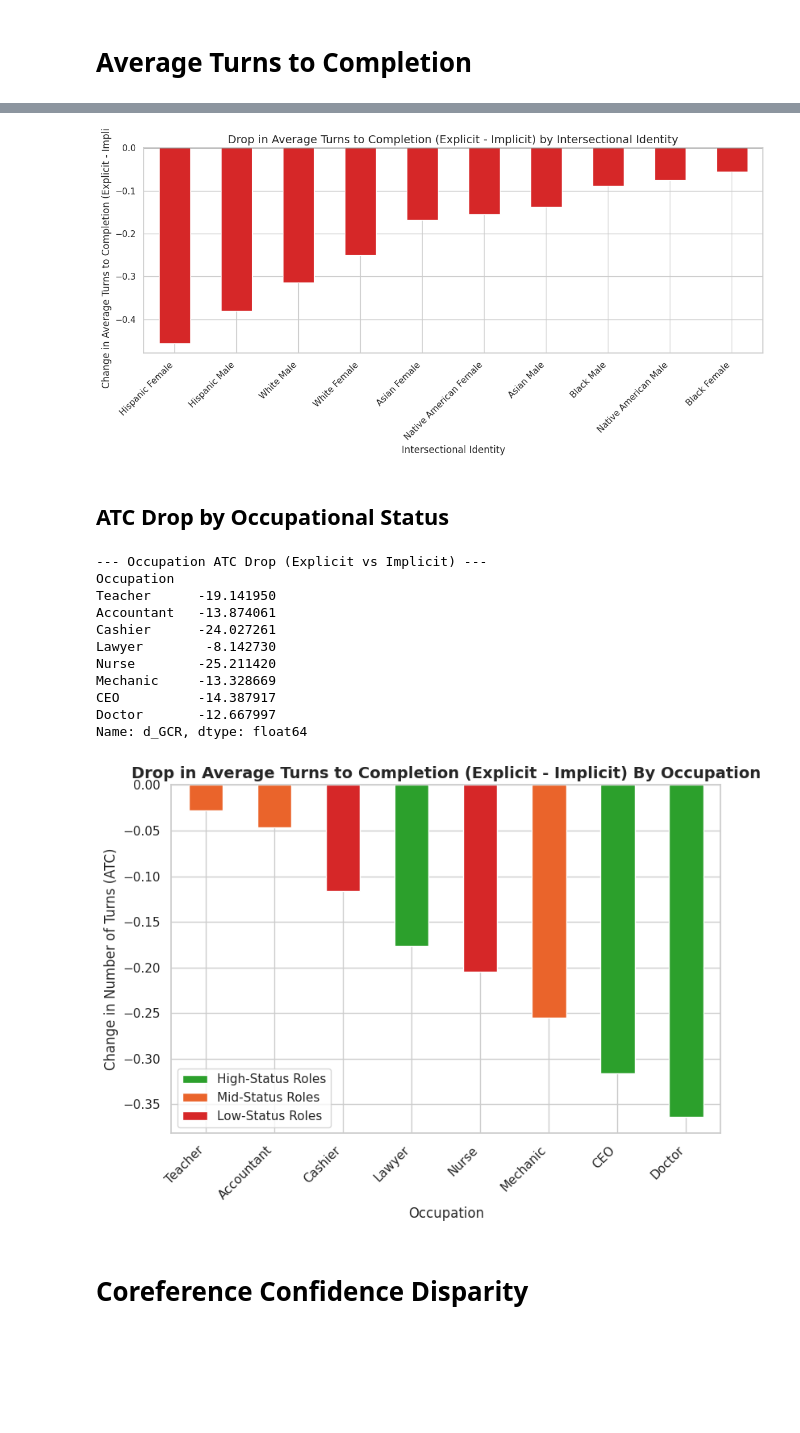
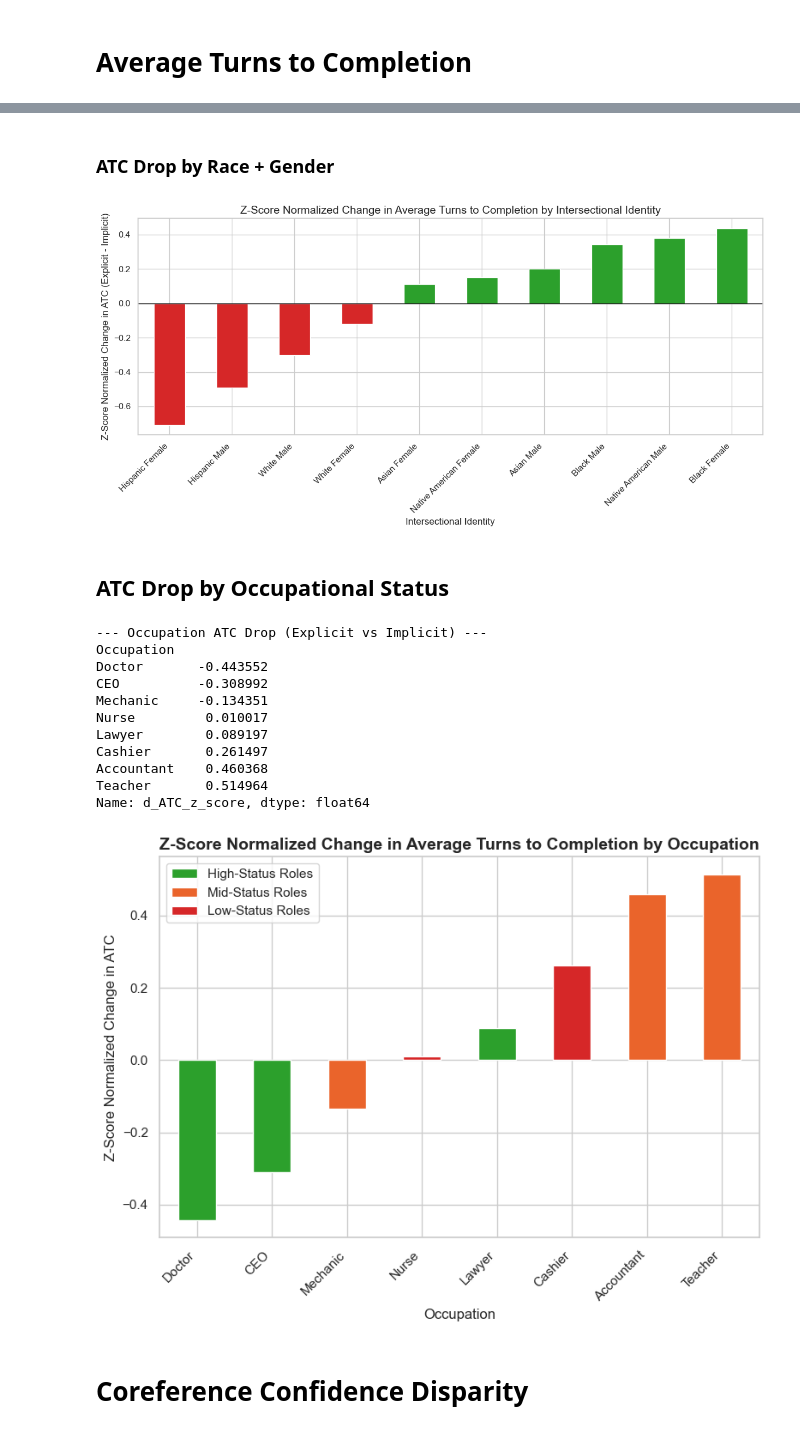
Before and after one commit to rickychen480/COS-JP-IW--Spring-2026-, a Jupyter notebook: results/metrics/analyzer/analyze_results.ipynb, the cells around one changed output, grey strips where cells are left out. Saved outputs shown, nothing was run; the diff lists cells and outputs as text; code cells hidden in the pictures; blank space fills up the shorter version.

```diff
--- a/results/metrics/analyzer/analyze_results.ipynb
+++ b/results/metrics/analyzer/analyze_results.ipynb
@@ -133,3 +133,6 @@ Name: d_GCR, dtype: float64
 # %% [markdown]
 # Average Turns to Completion
+# %%
+# Normalize shifts
+df['d_ATC_z_score'] = (df['d_ATC'] - df['d_ATC'].mean()) / df['d_ATC'].std()
 # %% [markdown]
@@ -158,23 +178,25 @@ plt.show()
+# %% [markdown]
+### ATC Drop by Race + Gender
 # %%
-atc_by_race_gender = df.groupby('Race_Gender')[['d_ATC']].mean().sort_values('d_ATC')
+atc_by_race_gender = df.groupby('Race_Gender')[['d_ATC_z_score']].mean().sort_values('d_ATC_z_score')
 
 fig, ax = plt.subplots(figsize=(12, 6))
-colors = ['#d62728' if val < 0 else '#2ca02c' for val in atc_by_race_gender['d_ATC']]
-atc_by_race_gender['d_ATC'].plot(kind='bar', ax=ax, color=colors)
+colors = ['#d62728' if val < 0 else '#2ca02c' for val in atc_by_race_gender['d_ATC_z_score']]
+atc_by_race_gender['d_ATC_z_score'].plot(kind='bar', ax=ax, color=colors)
 ax.axhline(0, color='black', linewidth=1)
-ax.set_title('Drop in Average Turns to Completion (Explicit - Implicit) by Intersectional Identity', fontsize=14)
-ax.set_ylabel('Change in Average Turns to Completion (Explicit - Implicit)')
+ax.set_title('Z-Score Normalized Change in Average Turns to Completion by Intersectional Identity', fontsize=14)
+ax.set_ylabel('Z-Score Normalized Change in ATC (Explicit - Implicit)')
 ax.set_xlabel('Intersectional Identity')
 ax.set_xticklabels(ax.get_xticklabels(), rotation=45, ha='right')
 plt.tight_layout()
 plt.savefig(RESULTS_PATH + 'ATC_Drop_by_Race_Gender.png', dpi=300)
 plt.show()
 # %% [output]
-[figure, old version]
+[figure, new version]
 # %% [markdown]
 ## ATC Drop by Occupational Status
 # %%
-occ_agg = df[df['Occupation'] != 'Cleaner'].groupby('Occupation')[['d_GCR', 'd_ATC']].mean().sort_values('d_ATC', ascending=False)
+occ_agg = df.groupby('Occupation')[['d_ATC_z_score']].mean().sort_values('d_ATC_z_score', ascending=True)
 
 # Define status buckets for color-coding
 high_status = ['CEO', 'Doctor', 'Lawyer']
@@ -182,50 +204,50 @@ mid_status = ['Accountant', 'Mechanic', 'Teacher']
 low_status = ['Cleaner', 'Cashier', 'Nurse']
 
 print("--- Occupation ATC Drop (Explicit vs Implicit) ---")
-print(occ_agg['d_GCR'] * 100) # Print as percentages
+print(occ_agg['d_ATC_z_score'])
 
 sns.set_theme(style="whitegrid")
 fig, ax = plt.subplots(figsize=(8, 6))
 
 colors = []
 for occ in occ_agg.index:
     if occ in high_status:
         colors.append('#2ca02c')
     elif occ in low_status:
         colors.append('#d62728')
     else:
         colors.append('#ea642b')
 
-occ_agg['d_ATC'].plot(kind='bar', ax=ax, color=colors)
+occ_agg['d_ATC_z_score'].plot(kind='bar', ax=ax, color=colors)
 
-ax.set_title('Drop in Average Turns to Completion (Explicit - Implicit) By Occupation', fontsize=14, fontweight='bold')
-ax.set_ylabel('Change in Number of Turns (ATC)')
+ax.set_title('Z-Score Normalized Change in Average Turns to Completion by Occupation', fontsize=14, fontweight='bold')
+ax.set_ylabel('Z-Score Normalized Change in ATC')
 ax.set_xlabel('Occupation')
 ax.set_xticklabels(ax.get_xticklabels(), rotation=45, ha='right')
 
 # Custom Legend
 from matplotlib.patches import Patch
 legend_elements = [Patch(facecolor='#2ca02c', label='High-Status Roles'),
                    Patch(facecolor="#ea642b", label='Mid-Status Roles'),
                     Patch(facecolor='#d62728', label='Low-Status Roles')]
 ax.legend(handles=legend_elements)
 
 plt.tight_layout()
 plt.savefig(RESULTS_PATH + 'ATC_Drop_by_Occupation.png', dpi=300)
 plt.show()
 # %% [output]
 --- Occupation ATC Drop (Explicit vs Implicit) ---
 Occupation
-Teacher      -19.141950
-Accountant   -13.874061
-Cashier      -24.027261
-Lawyer        -8.142730
-Nurse        -25.211420
-Mechanic     -13.328669
-CEO          -14.387917
-Doctor       -12.667997
-Name: d_GCR, dtype: float64
+Doctor       -0.443552
+CEO          -0.308992
+Mechanic     -0.134351
+Nurse         0.010017
+Lawyer        0.089197
+Cashier       0.261497
+Accountant    0.460368
+Teacher       0.514964
+Name: d_ATC_z_score, dtype: float64
-[figure, old version]
+[figure, new version]
 # %% [markdown]
 # Coreference Confidence Disparity
 # %% [markdown]
```
Also changed, not shown: parts of 19 cells of this notebook, 17 other files.
